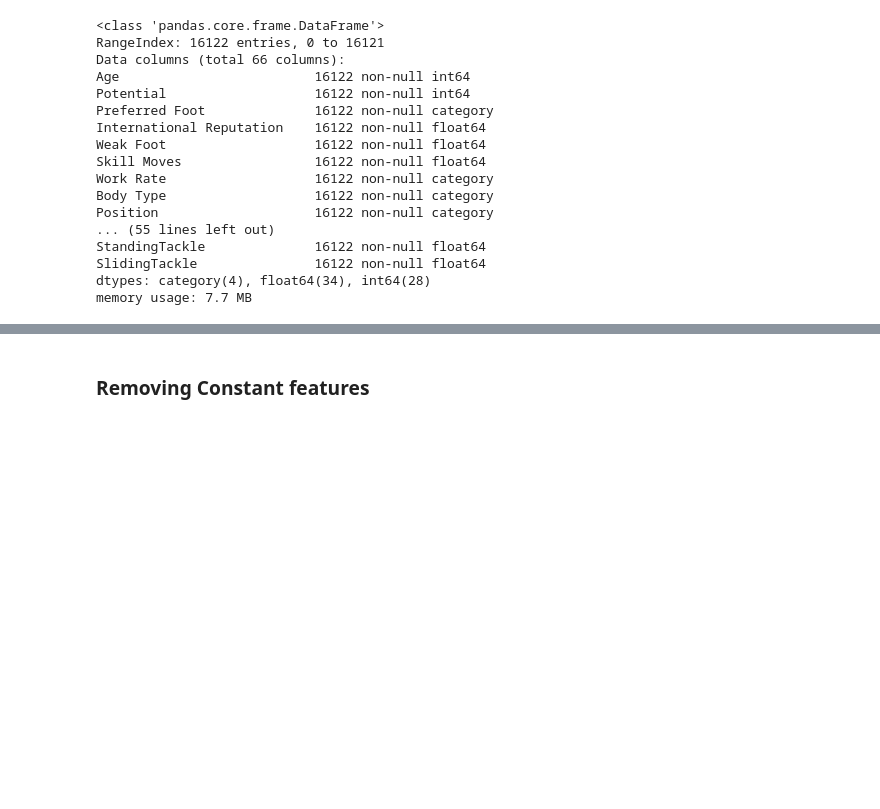
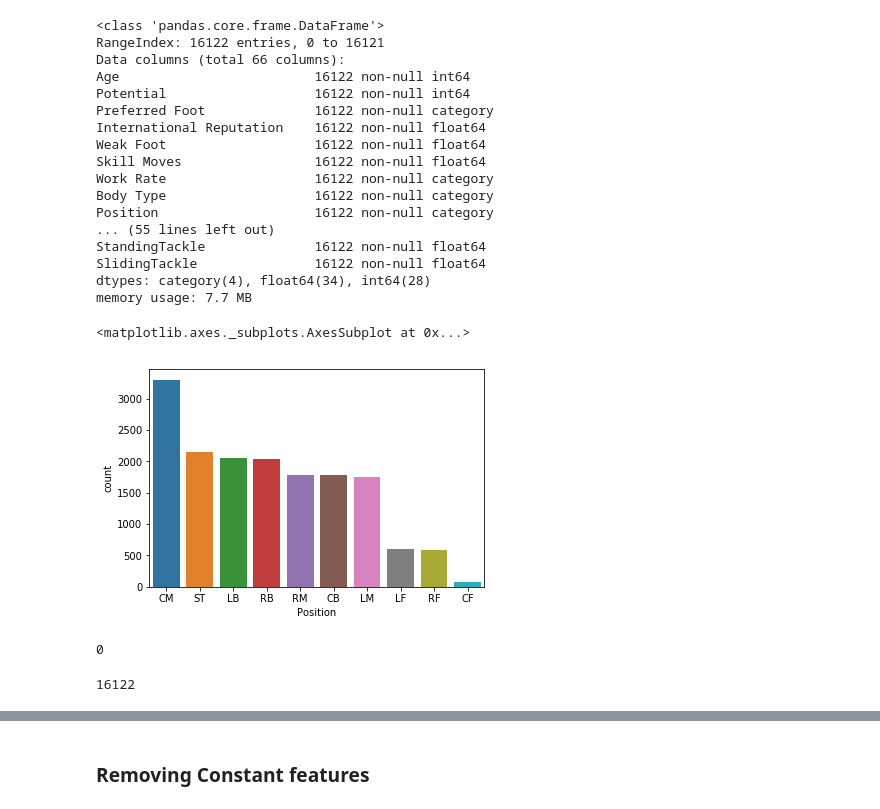
Before and after one commit to mikitachab/football-manager-ml-support, a Jupyter notebook: feature-selection-and-EDA[PL].ipynb, the cells around one changed output, grey strips where cells are left out. Saved outputs shown, nothing was run; the diff lists cells and outputs as text; code cells hidden in the pictures; blank space fills up the shorter version.

```diff
--- a/football-manager-part-2-[PL].ipynb
+++ b/feature-selection-and-EDA[PL].ipynb
@@ -35,6 +35,3 @@ StandingTackle              16122 non-null float64
 SlidingTackle               16122 non-null float64
 dtypes: category(4), float64(34), int64(28)
 memory usage: 7.7 MB
-# %%
-drop_columns = ['International Reputation']
-fifa_data.drop(columns=drop_columns, inplace=True)
@@ -40,0 +40,14 @@ fifa_data.drop(columns=drop_columns, inplace=True)
+# %%
+position =fifa_data['Position']
+sns.countplot(position, order=position.value_counts().index)
+# %% [output]
+<matplotlib.axes._subplots.AxesSubplot at 0x...>
+[figure, added]
+# %%
+len([p for p in target if p == 'CF'])
+# %% [output]
+0
+# %%
+len(target)
+# %% [output]
+16122
```
Also changed, not shown: parts of 11 cells of this notebook, 1 other file.
